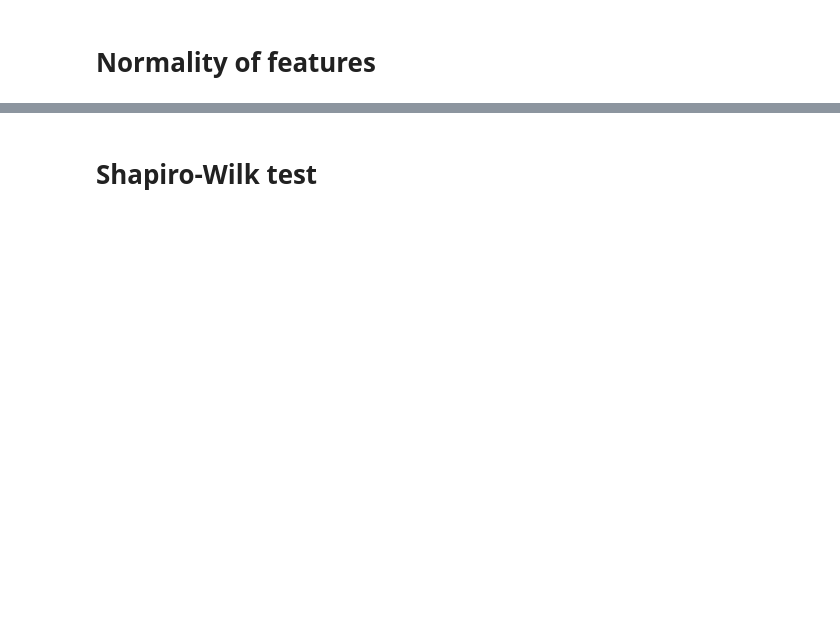
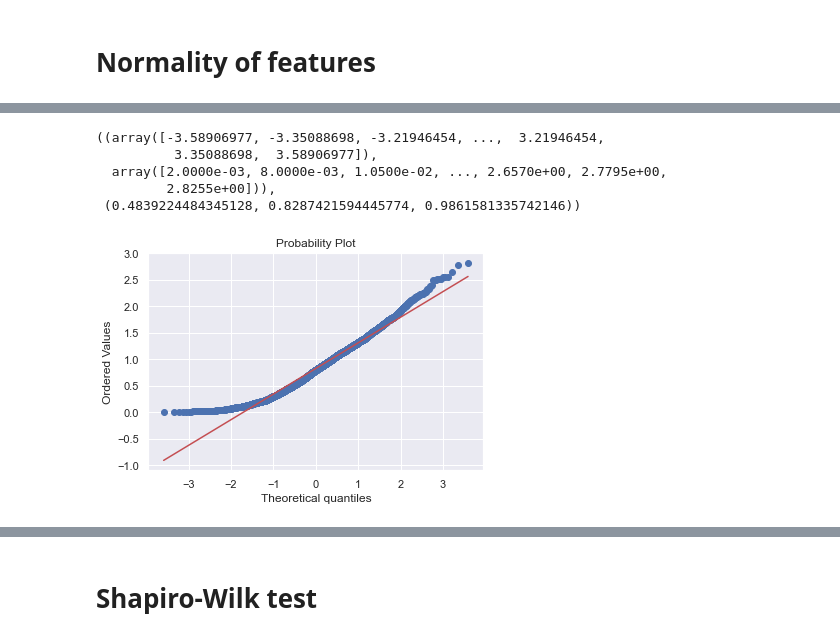
Before and after one commit to TeemaHover/Abalone, a Jupyter notebook: Abalone.ipynb, the cells around one changed output, grey strips where cells are left out. Saved outputs shown, nothing was run; the diff lists cells and outputs as text; code cells hidden in the pictures; blank space fills up the shorter version.

```diff
--- a/Abalone.ipynb
+++ b/Abalone.ipynb
@@ -401,0 +410,9 @@ stats.probplot(dat["Diameter"],plot=plt)
+# %%
+stats.probplot(dat["Whole weight"],plot=plt)
+# %% [output]
+((array([-3.58906977, -3.35088698, -3.21946454, ...,  3.21946454,
+          3.35088698,  3.58906977]),
+  array([2.0000e-03, 8.0000e-03, 1.0500e-02, ..., 2.6570e+00, 2.7795e+00,
+         2.8255e+00])),
+ (0.4839224484345128, 0.8287421594445774, 0.9861581335742146))
+[figure, added]
```
Also changed, not shown: parts of 25 cells of this notebook.
